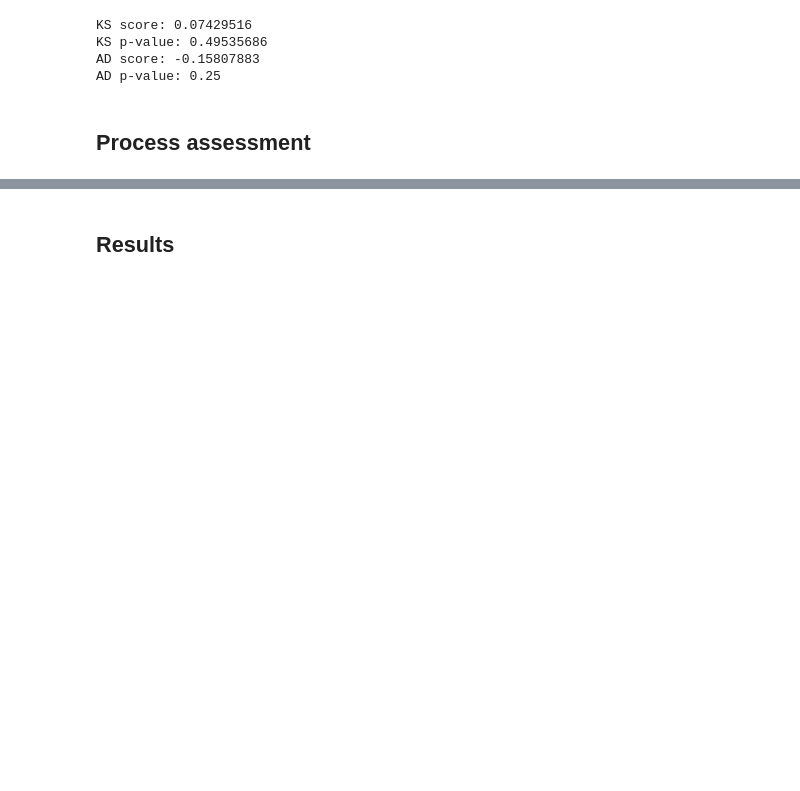
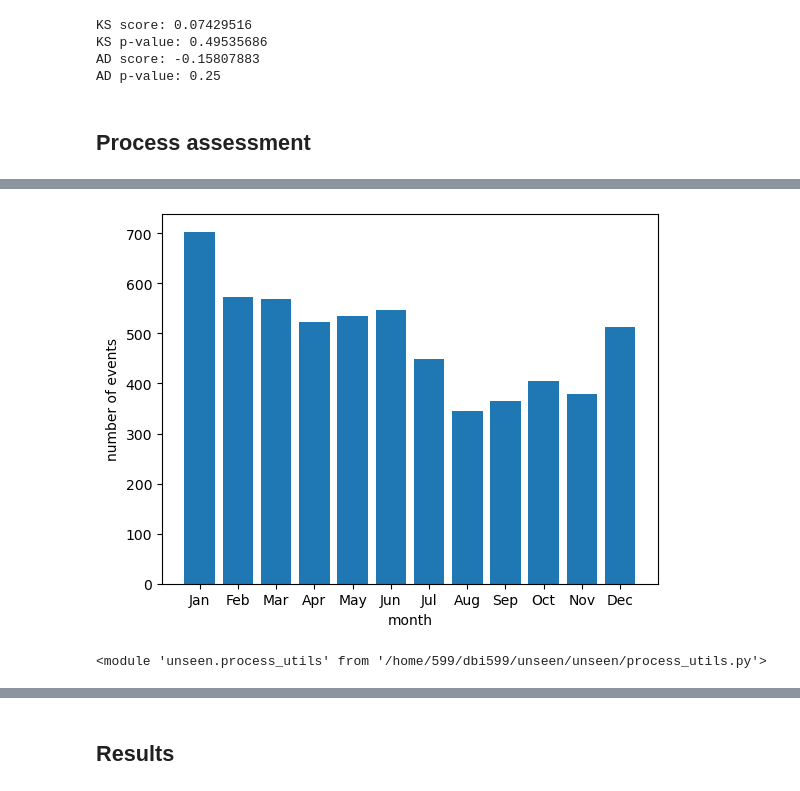
Before and after one commit to AusClimateService/unseen, a Jupyter notebook: docs/user_guide/worked_example-HadGEM3-GC31-MM.ipynb, the cells around one changed output, grey strips where cells are left out. Drawn from its saved outputs; the diff is of its cells as text; code cells hidden in the pictures; blank space fills up the shorter version.

```diff
--- a/docs/user_guide/worked_example-HadGEM3-GC31-MM.ipynb
+++ b/docs/user_guide/worked_example-HadGEM3-GC31-MM.ipynb
@@ -421,5 +457,11 @@ model_da_indep_stacked_df = model_da_indep_stacked.to_dataframe()
 # %%
-process_utils.plot_event_seasonality(model_da_indep_stacked_df)
+process_utils.plot_event_seasonality(model_da_indep_stacked_df, outfile='seasonality.png')
+# %% [output]
+[figure, added]
+# %%
+reload(process_utils)
+# %% [output]
+<module 'unseen.process_utils' from '/home/599/dbi599/unseen/unseen/process_utils.py'>
 # %%
 process_utils.plot_circulation(
     model_da_indep_stacked_df,
```
Also changed, not shown: parts of 22 cells of this notebook, 13 other files.
